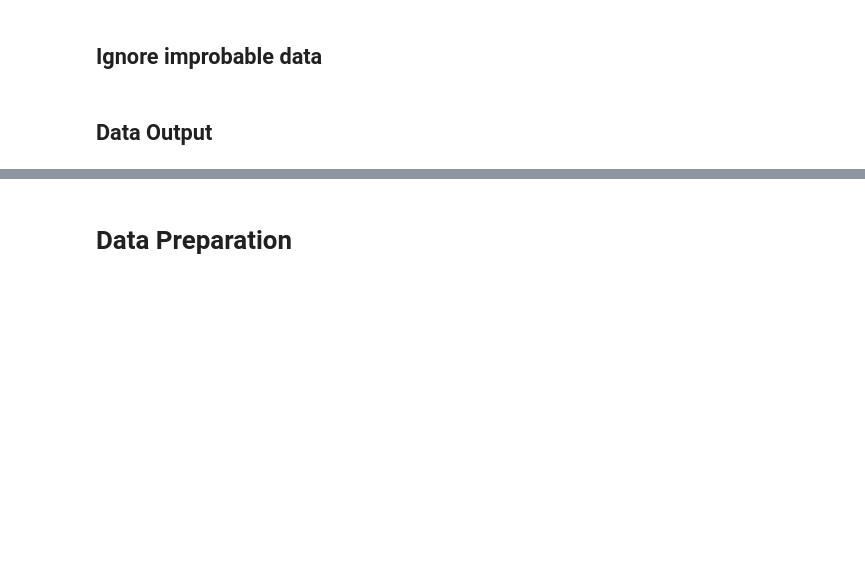
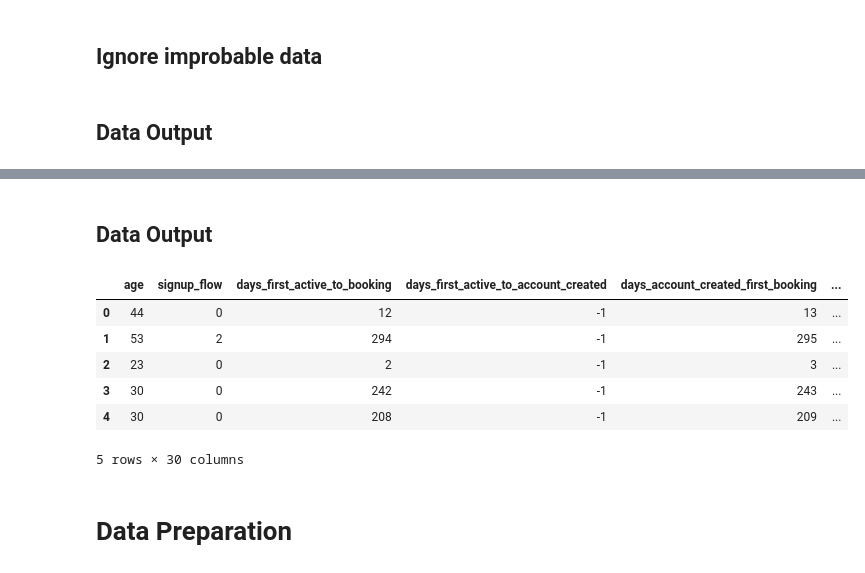
Before and after one commit to MarcosRMG/pa000_airbnb, a Jupyter notebook: notebooks/airbnb.ipynb, the cells around one changed output, grey strips where cells are left out. Cells and saved outputs as stored; diff of their text form; code cells hidden in the pictures; blank space fills up the shorter version.

Commit message:
Balanced classes

```diff
--- a/notebooks/airbnb.ipynb
+++ b/notebooks/airbnb.ipynb
@@ -424,0 +463,3 @@ df6.to_csv('../data/processed/df_filter.csv', index=False)
+# %%
+us = RandomUnderSampler(sampling_strategy=ratio_balanced, random_state=seed)
+x_under, y_under = us.fit_resample(df7_2, df7['country_destination'])
@@ -424,0 +541,18 @@ df6.to_csv('../data/processed/df_filter.csv', index=False)
+# %%
+ratio_balanced = {
+    'NDF':   7000,
+    'US':    6500,
+    'other': 6000,
+    'FR':    5500,
+    'IT':    5000,
+    'GB':    4500,
+    'ES':    4000,
+    'CA':    3500,
+    'DE':    3000,
+    'NL':    2500,
+    'AU':    2000,
+    'PT':    1500
+}
+# %%
+st = SMOTETomek(sampling_strategy=ratio_balanced, random_state=seed, n_jobs=-1)
+x_smt, y_smt = st.fit_resample(x_under, y_under)
@@ -424,0 +591,22 @@ df6.to_csv('../data/processed/df_filter.csv', index=False)
+# %% [markdown]
+## Data Output
+# %%
+# Numerical
+smt_numerical = x_smt[numerical_cols.columns]
+
+# Categorical
+smt_categorical = x_smt.drop(columns=numerical_cols.columns)
+smt_categorical = pd.DataFrame(ohe.inverse_transform(smt_categorical), columns=categorical_cols.columns,
+                               index=smt_categorical.index)
+
+df7_3 = pd.concat([smt_numerical, smt_categorical, y_smt], axis=1)
+# %%
+df7_3.head()
+# %% [output]
+|  | age | signup_flow | days_first_active_to_booking | days_first_active_to_account_created | days_account_created_first_booking | ... |
+| 0 | 44 | 0 | 12 | -1 | 13 | ... |
+| 1 | 53 | 2 | 294 | -1 | 295 | ... |
+| 2 | 23 | 0 | 2 | -1 | 3 | ... |
+| 3 | 30 | 0 | 242 | -1 | 243 | ... |
+| 4 | 30 | 0 | 208 | -1 | 209 | ... |
+5 rows × 30 columns
```
Also changed, not shown: parts of 32 cells of this notebook, 1 other file.
